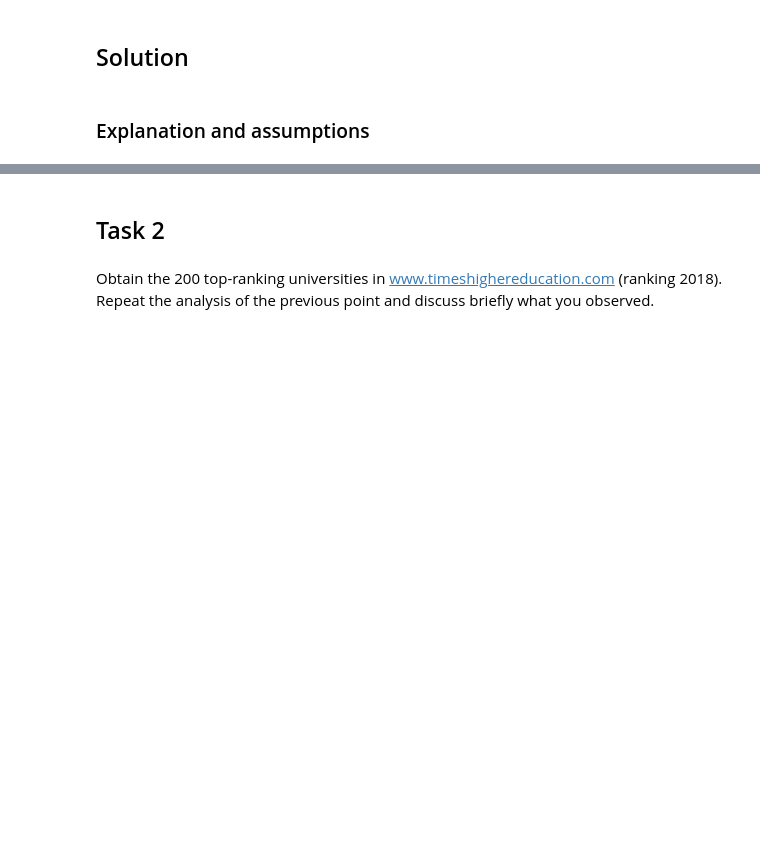
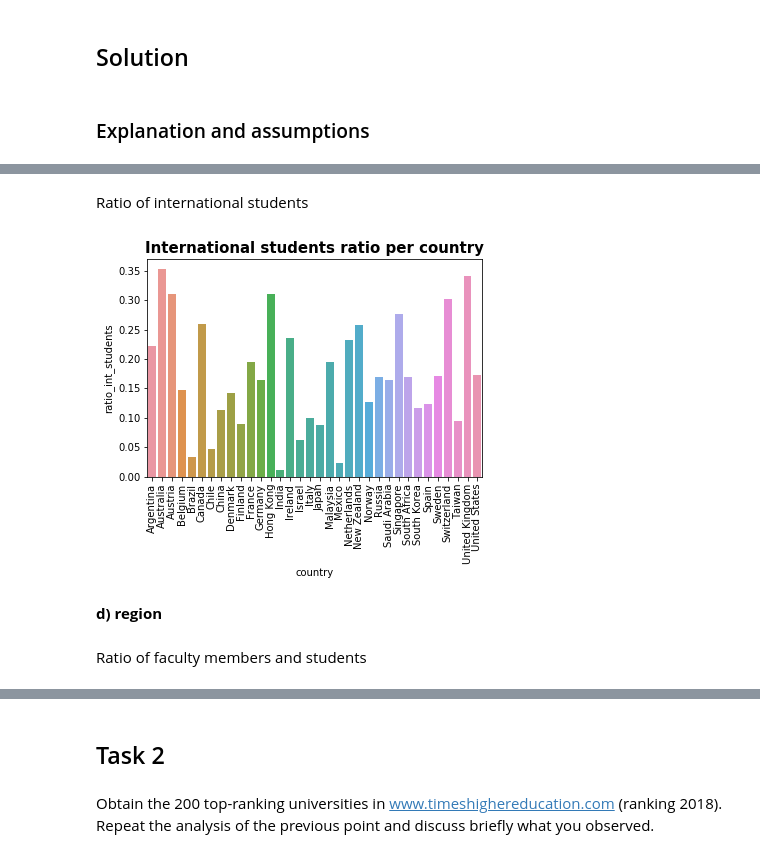
Before and after one commit to darioAnongba/EPFL-ADA, a Jupyter notebook: Labs/02 - Data from the Web/Homework2.ipynb, the cells around one changed output, grey strips where cells are left out. Drawn from its saved outputs; the diff is of its cells as text; code cells hidden in the pictures; blank space fills up the shorter version.

```diff
--- a/Labs/02 - Data from the Web/Homework2.ipynb
+++ b/Labs/02 - Data from the Web/Homework2.ipynb
@@ -77,0 +155,6 @@ universities_top
+# %%
+def ratio_int(df, columns):
+    df['ratio_int_students'] = df['student_int'] / df['student_tot']
+    return df[columns].dropna()
+
+ratio_int(universities_top, ['name', 'ratio_int_students']).sort_values('ratio_int_students', ascending=False).set_index('name')
@@ -77,0 +194,11 @@ universities_top
+# %% [markdown]
+Ratio of international students
+# %%
+data = ratio_int(universities_grouped_country, ['country', 'ratio_int_students'])
+custom_bar_plot('country', 'ratio_int_students', data, 'International students ratio per country')
+# %% [output]
+[figure, added]
+# %% [markdown]
+**d) region**
+# %% [markdown]
+Ratio of faculty members and students
```
Also changed, not shown: parts of 26 cells of this notebook.
